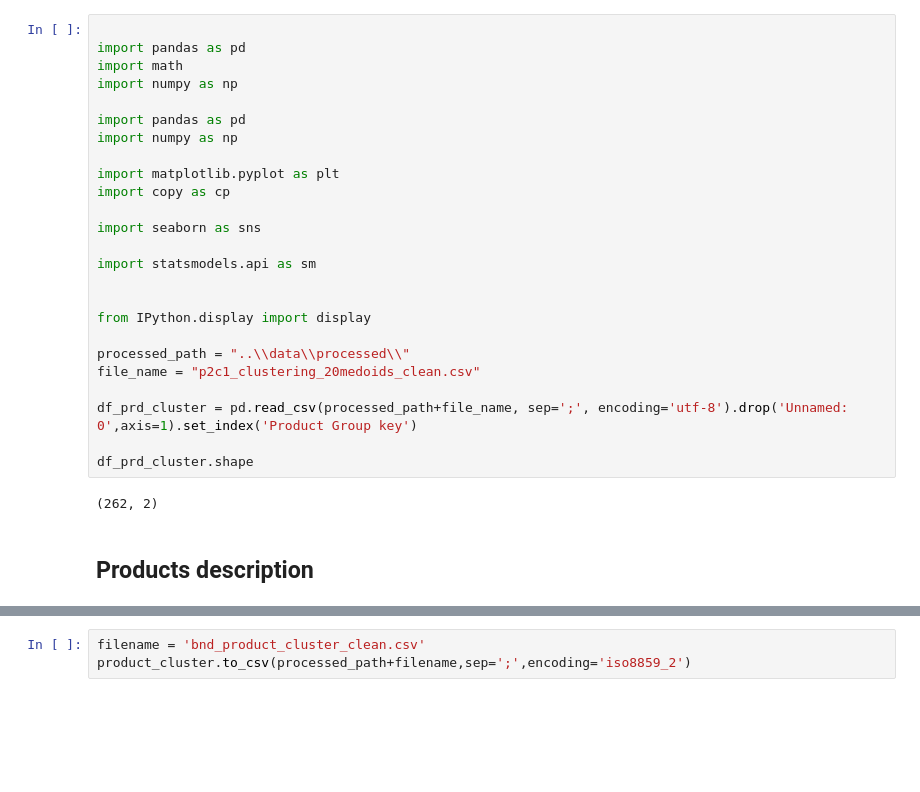
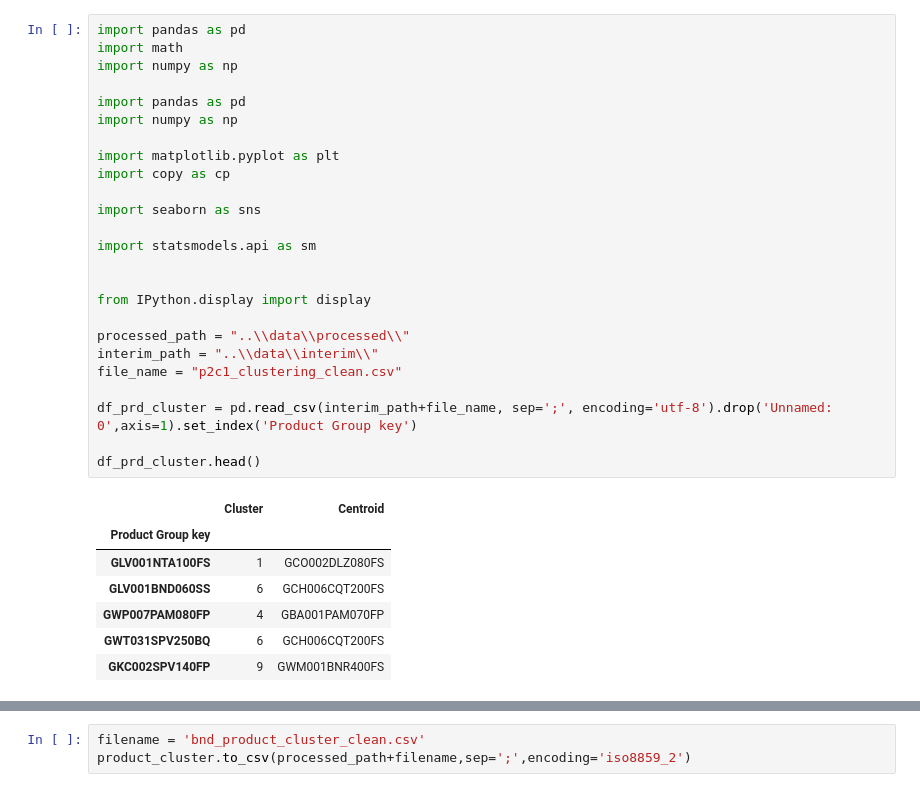
Before and after one commit to imad24/pc_clustering, a Jupyter notebook: notebooks/Cluster_exploration.py.ipynb, the cells around one changed output, grey strips where cells are left out. Drawn from its saved outputs; the diff is of its cells as text; blank space fills up the shorter version.

```diff
--- a/notebooks/Cluster_exploration.py.ipynb
+++ b/notebooks/Cluster_exploration.py.ipynb
@@ -3,29 +6,33 @@
 # %%
-
 import pandas as pd
 import math
 import numpy as np
 
 import pandas as pd
 import numpy as np
 
 import matplotlib.pyplot as plt
 import copy as cp
 
 import seaborn as sns
 
 import statsmodels.api as sm
 
 
 from IPython.display import display
 
 processed_path = "..\\data\\processed\\"
-file_name = "p2c1_clustering_20medoids_clean.csv"
+interim_path = "..\\data\\interim\\"
+file_name = "p2c1_clustering_clean.csv"
 
-df_prd_cluster = pd.read_csv(processed_path+file_name, sep=';', encoding='utf-8').drop('Unnamed: 0',axis=1).set_index('Product Group key')
+df_prd_cluster = pd.read_csv(interim_path+file_name, sep=';', encoding='utf-8').drop('Unnamed: 0',axis=1).set_index('Product Group key')
 
-df_prd_cluster.shape
+df_prd_cluster.head()
 # %% [output]
-(262, 2)
+|  | Cluster | Centroid |
+| Product Group key |  |  |
+| GLV001NTA100FS | 1 | GCO002DLZ080FS |
+| GLV001BND060SS | 6 | GCH006CQT200FS |
+| GWP007PAM080FP | 4 | GBA001PAM070FP |
+| GWT031SPV250BQ | 6 | GCH006CQT200FS |
+| GKC002SPV140FP | 9 | GWM001BNR400FS |
-# %% [markdown]
-## Products description
```
Also changed, not shown: parts of 18 cells of this notebook, 7 other files.
